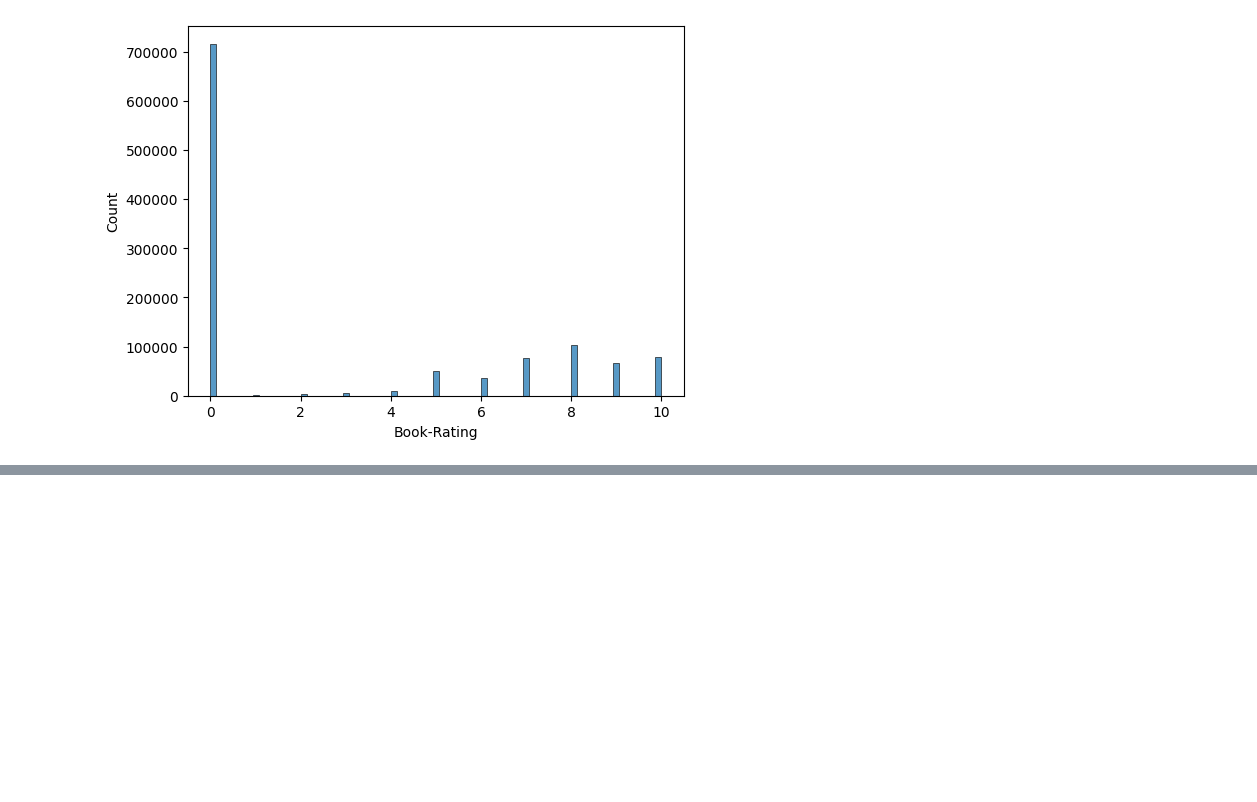
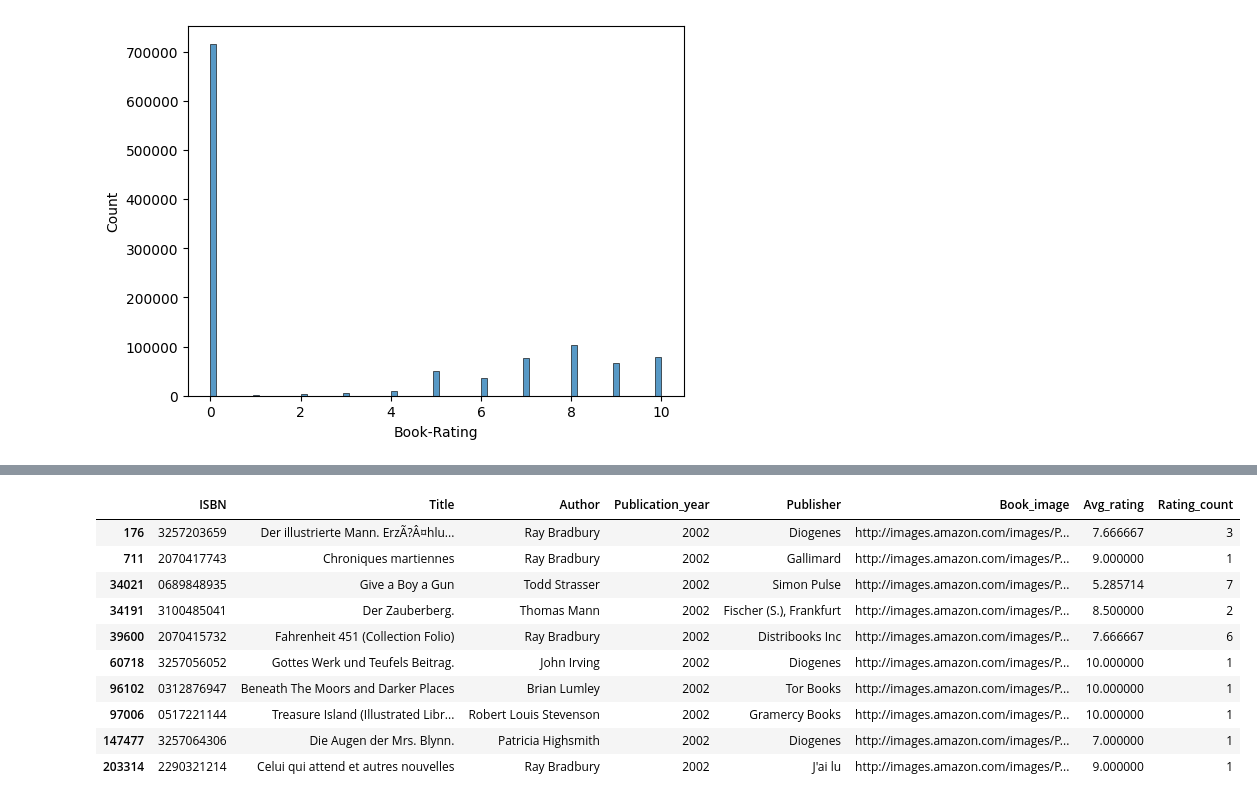
Before and after one commit to Danlof/Recommendation_book_app, a Jupyter notebook: recommendation.ipynb, the cells around one changed output, grey strips where cells are left out. Saved outputs shown, nothing was run; the diff lists cells and outputs as text; code cells hidden in the pictures; blank space fills up the shorter version.

```diff
--- a/recommendation.ipynb
+++ b/recommendation.ipynb
@@ -364,0 +564,4 @@ users_df.to_csv(PROCESSED_RATING_OUTPUT,index=False)
+# %%
+encoder = OneHotEncoder()
+encoded_books = encoder.fit_transform(books_details)
+encoded_books
@@ -364,0 +575,3 @@ users_df.to_csv(PROCESSED_RATING_OUTPUT,index=False)
+# %%
+similar_books = cosine_similarity(encoded_books)
+similar_books
@@ -364,0 +586,4 @@ users_df.to_csv(PROCESSED_RATING_OUTPUT,index=False)
+# %%
+sim_m = pd.DataFrame(
+    similar_books, columns=filtered_books['ISBN'], index=filtered_books['Title'])
+sim_m.head()
@@ -364,0 +611,5 @@ users_df.to_csv(PROCESSED_RATING_OUTPUT,index=False)
+# %%
+def recommend(books_id):
+    return sim_m[books_id].sort_values(ascending=False).head(10)
+
+recommend('3257203659').index
@@ -364,0 +624,14 @@ users_df.to_csv(PROCESSED_RATING_OUTPUT,index=False)
+# %%
+filtered_books[filtered_books['Title'].isin(recommend('3257203659').index)]
+# %% [output]
+|  | ISBN | Title | Author | Publication_year | Publisher | Book_image | Avg_rating | Rating_count |
+| 176 | 3257203659 | Der illustrierte Mann. ErzÃ?Â¤hlu... | Ray Bradbury | 2002 | Diogenes | http://images.amazon.com/images/P... | 7.666667 | 3 |
+| 711 | 2070417743 | Chroniques martiennes | Ray Bradbury | 2002 | Gallimard | http://images.amazon.com/images/P... | 9.000000 | 1 |
+| 34021 | 0689848935 | Give a Boy a Gun | Todd Strasser | 2002 | Simon Pulse | http://images.amazon.com/images/P... | 5.285714 | 7 |
+| 34191 | 3100485041 | Der Zauberberg. | Thomas Mann | 2002 | Fischer (S.), Frankfurt | http://images.amazon.com/images/P... | 8.500000 | 2 |
+| 39600 | 2070415732 | Fahrenheit 451 (Collection Folio) | Ray Bradbury | 2002 | Distribooks Inc | http://images.amazon.com/images/P... | 7.666667 | 6 |
+| 60718 | 3257056052 | Gottes Werk und Teufels Beitrag. | John Irving | 2002 | Diogenes | http://images.amazon.com/images/P... | 10.000000 | 1 |
+| 96102 | 0312876947 | Beneath The Moors and Darker Places | Brian Lumley | 2002 | Tor Books | http://images.amazon.com/images/P... | 10.000000 | 1 |
+| 97006 | 0517221144 | Treasure Island (Illustrated Libr... | Robert Louis Stevenson | 2002 | Gramercy Books | http://images.amazon.com/images/P... | 10.000000 | 1 |
+| 147477 | 3257064306 | Die Augen der Mrs. Blynn. | Patricia Highsmith | 2002 | Diogenes | http://images.amazon.com/images/P... | 7.000000 | 1 |
+| 203314 | 2290321214 | Celui qui attend et autres nouvelles | Ray Bradbury | 2002 | J'ai lu | http://images.amazon.com/images/P... | 9.000000 | 1 |
```
Also changed, not shown: parts of 31 cells of this notebook.
